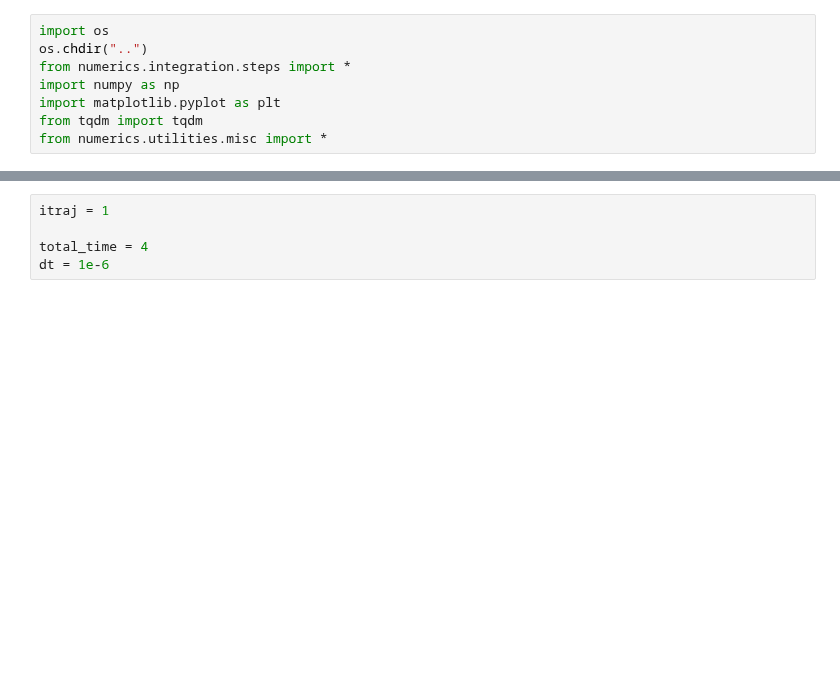
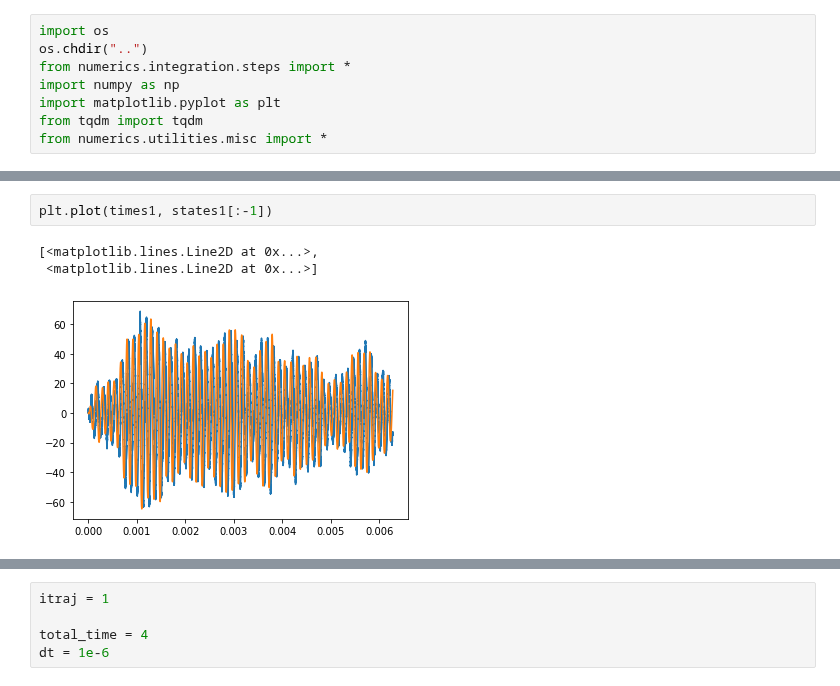
Before and after one commit to matibilkis/continuous, a Jupyter notebook: analysis/check_discrep.ipynb, the cells around one changed output, grey strips where cells are left out. Cells and saved outputs as stored; diff of their text form; blank space fills up the shorter version.

```diff
--- a/analysis/check_discrep.ipynb
+++ b/analysis/check_discrep.ipynb
@@ -37,0 +22,6 @@ plt.plot(times1,states1[:-1][:,1])
+# %%
+plt.plot(times1, states1[:-1])
+# %% [output]
+[<matplotlib.lines.Line2D at 0x...>,
+ <matplotlib.lines.Line2D at 0x...>]
+[figure, added]
```
Also changed, not shown: parts of 16 cells of this notebook, 2 other files.
